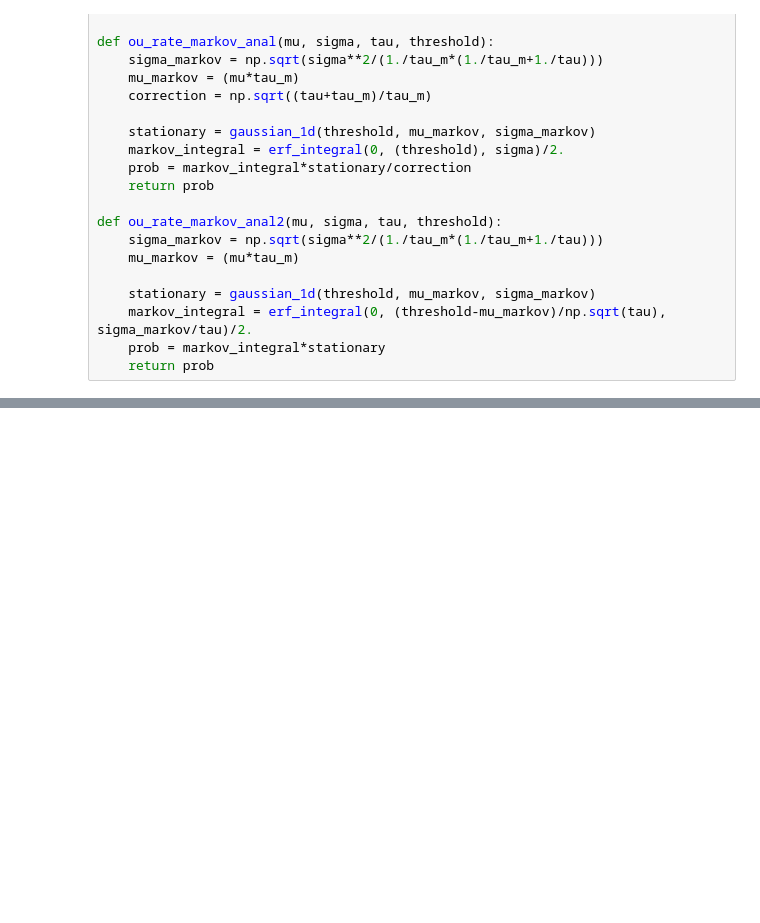
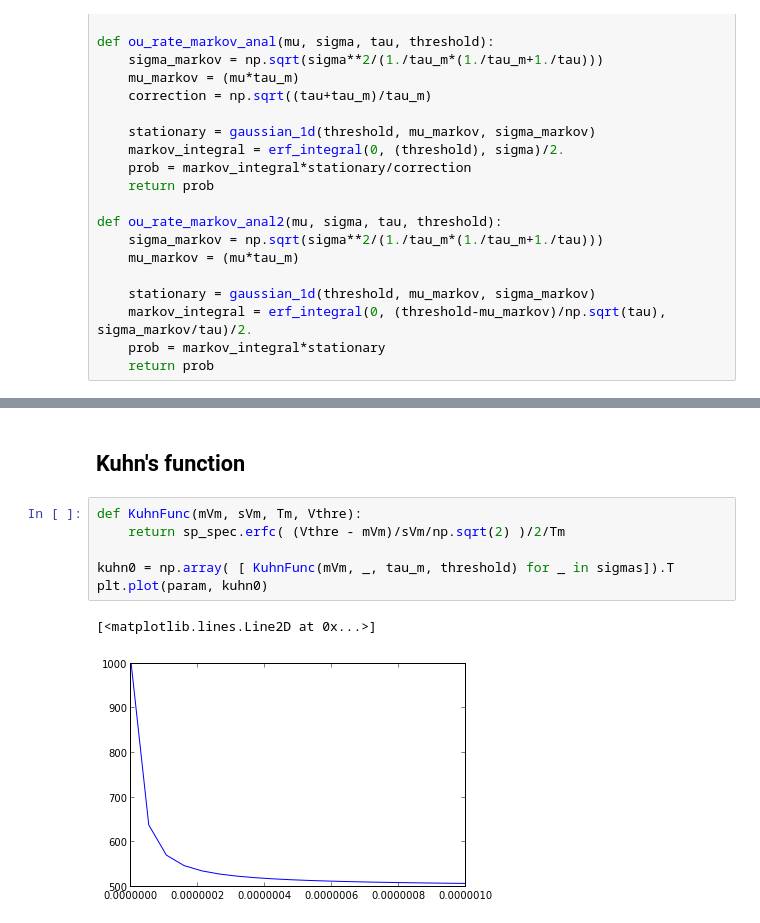
Before and after one commit to yzerlaut/transfer_functions, a Jupyter notebook: ou_with_reset.ipynb, the cells around one changed output, grey strips where cells are left out. Saved outputs shown, nothing was run; the diff lists cells and outputs as text; blank space fills up the shorter version.

```diff
--- a/ou_with_reset.ipynb
+++ b/ou_with_reset.ipynb
@@ -247,0 +282,11 @@ np.sqrt(tau_m*(1./tau_m+1./tau))
+# %% [markdown]
+## Kuhn's function
+# %%
+def KuhnFunc(mVm, sVm, Tm, Vthre):
+    return sp_spec.erfc( (Vthre - mVm)/sVm/np.sqrt(2) )/2/Tm
+
+kuhn0 = np.array( [ KuhnFunc(mVm, _, tau_m, threshold) for _ in sigmas]).T
+plt.plot(param, kuhn0)
+# %% [output]
+[<matplotlib.lines.Line2D at 0x...>]
+[figure, added]
```
Also changed, not shown: parts of 10 cells of this notebook.
